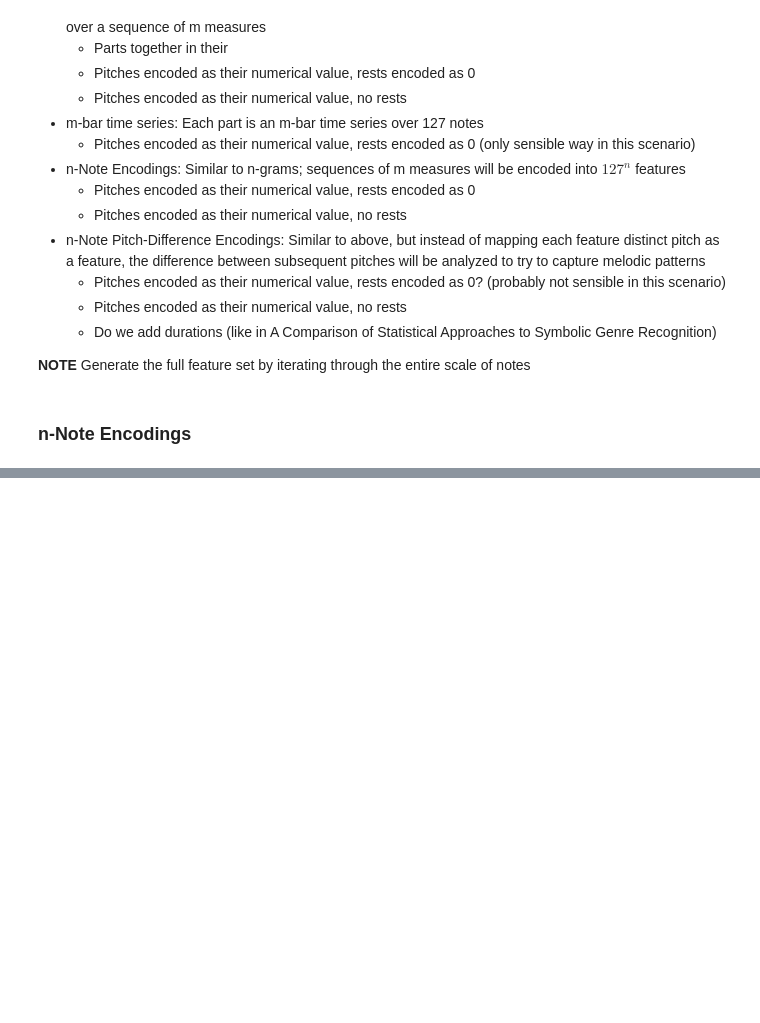
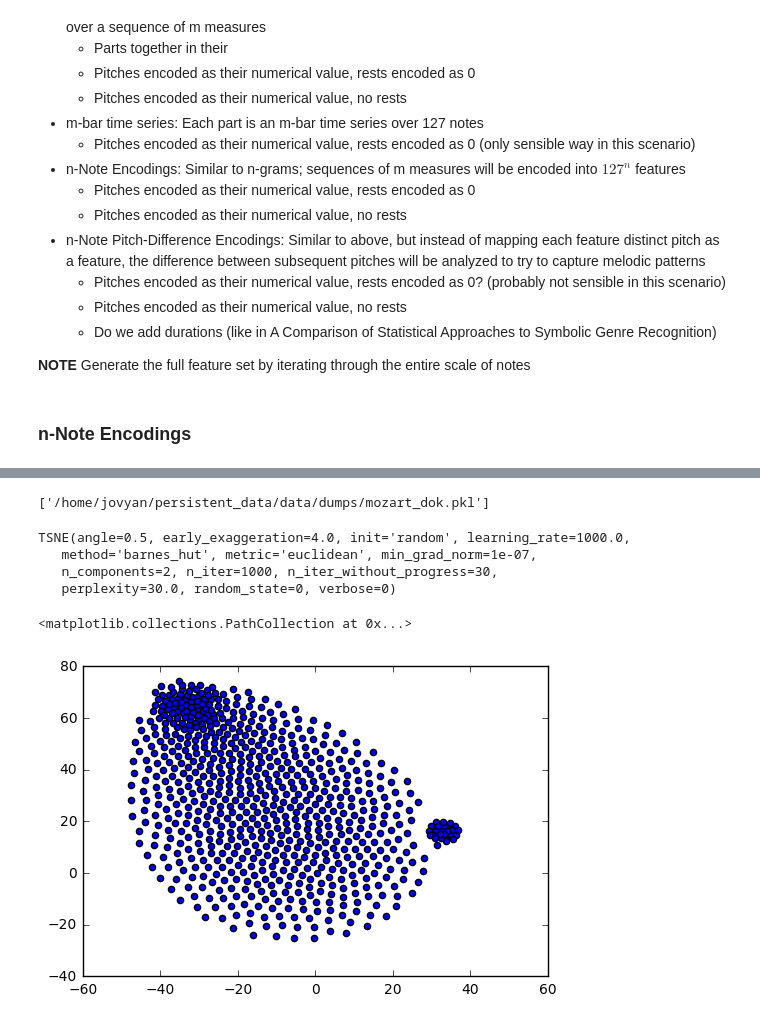
Before and after one commit to flylo/midi-ml, a Jupyter notebook: notebooks/ClassicalExploration.ipynb, the cells around one changed output, grey strips where cells are left out. Cells and saved outputs as stored; diff of their text form; code cells hidden in the pictures; blank space fills up the shorter version.

Commit message:
Corpus parsing code

```diff
--- a/notebooks/ClassicalExploration.ipynb
+++ b/notebooks/ClassicalExploration.ipynb
@@ -168,0 +155,19 @@ for i, raw_grams in enumerate(mozart_grams):
+# %%
+joblib.dump(labeled_corpus.sparse_matrix,
+            '/home/jovyan/persistent_data/data/dumps/labeled_corpus_matrix.pkl',
+           compress=5)
+# %% [output]
+['/home/jovyan/persistent_data/data/dumps/mozart_dok.pkl']
+# %%
+tsne = TSNE(n_components=2, random_state=0)
+tsne.fit(dense_mozart)
+# %% [output]
+TSNE(angle=0.5, early_exaggeration=4.0, init='random', learning_rate=1000.0,
+   method='barnes_hut', metric='euclidean', min_grad_norm=1e-07,
+   n_components=2, n_iter=1000, n_iter_without_progress=30,
+   perplexity=30.0, random_state=0, verbose=0)
+# %%
+plt.scatter(tsne.embedding_[:,0], tsne.embedding_[:,1])
+# %% [output]
+<matplotlib.collections.PathCollection at 0x...>
+[figure, added]
```
Also changed, not shown: parts of 24 cells of this notebook.
